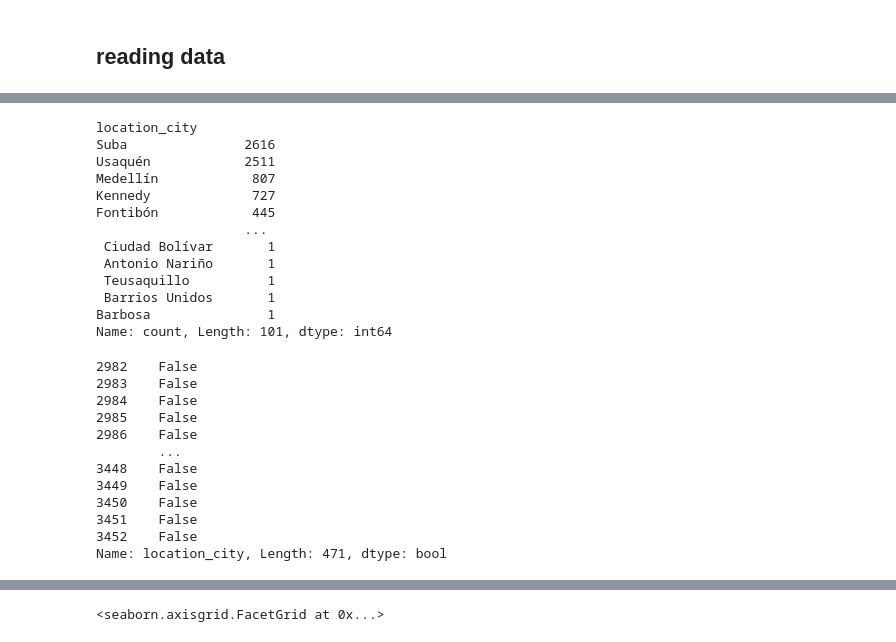
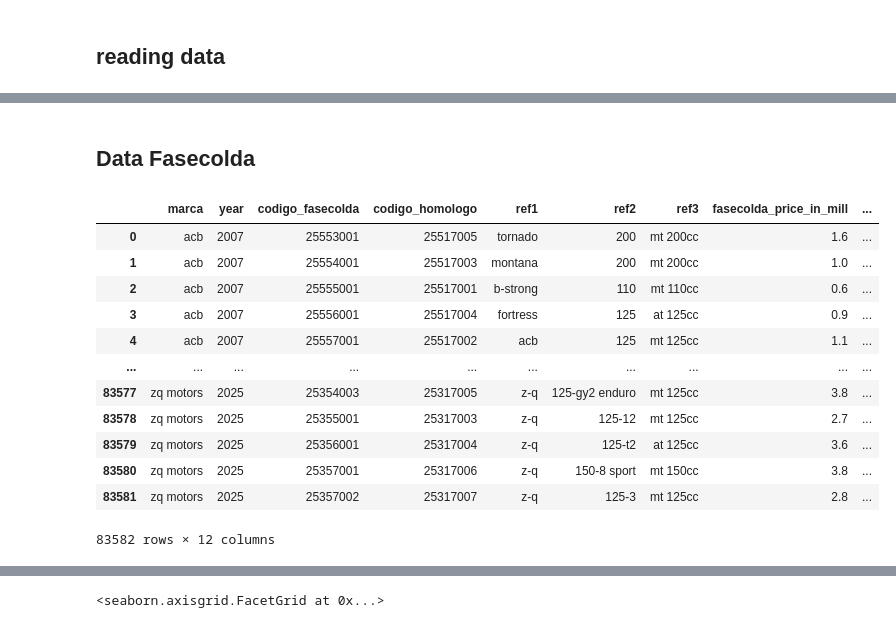
Before and after one commit to Wilmar3752/car_predict, a Jupyter notebook: notebooks/0-eda_cars.ipynb, the cells around one changed output, grey strips where cells are left out. Cells and saved outputs as stored; diff of their text form; code cells hidden in the pictures.

```diff
--- a/notebooks/0-eda_cars.ipynb
+++ b/notebooks/0-eda_cars.ipynb
@@ -42,31 +41,0 @@ car_data.head()
-# %%
-car_data['location_city'].value_counts()
-# %% [output]
-location_city
-Suba               2616
-Usaquén            2511
-Medellín            807
-Kennedy             727
-Fontibón            445
-                   ...
- Ciudad Bolívar       1
- Antonio Nariño       1
- Teusaquillo          1
- Barrios Unidos       1
-Barbosa               1
-Name: count, Length: 101, dtype: int64
-# %%
-car_data[car_data['_created']=='2024-11-07']['location_city'].isna()
-# %% [output]
-2982    False
-2983    False
-2984    False
-2985    False
-2986    False
-        ...
-3448    False
-3449    False
-3450    False
-3451    False
-3452    False
-Name: location_city, Length: 471, dtype: bool
@@ -72,0 +47,20 @@ Name: location_city, Length: 471, dtype: bool
+# %% [markdown]
+## Data Fasecolda
+# %%
+fasecolda = pd.read_parquet('../data/raw/fasecolda.parquet').reset_index()
+# %%
+fasecolda
+# %% [output]
+|  | marca | year | codigo_fasecolda | codigo_homologo | ref1 | ref2 | ref3 | fasecolda_price_in_mill | ... |
+| 0 | acb | 2007 | 25553001 | 25517005 | tornado | 200 | mt 200cc | 1.6 | ... |
+| 1 | acb | 2007 | 25554001 | 25517003 | montana | 200 | mt 200cc | 1.0 | ... |
+| 2 | acb | 2007 | 25555001 | 25517001 | b-strong | 110 | mt 110cc | 0.6 | ... |
+| 3 | acb | 2007 | 25556001 | 25517004 | fortress | 125 | at 125cc | 0.9 | ... |
+| 4 | acb | 2007 | 25557001 | 25517002 | acb | 125 | mt 125cc | 1.1 | ... |
+| ... | ... | ... | ... | ... | ... | ... | ... | ... | ... |
+| 83577 | zq motors | 2025 | 25354003 | 25317005 | z-q | 125-gy2 enduro | mt 125cc | 3.8 | ... |
+| 83578 | zq motors | 2025 | 25355001 | 25317003 | z-q | 125-12 | mt 125cc | 2.7 | ... |
+| 83579 | zq motors | 2025 | 25356001 | 25317004 | z-q | 125-t2 | at 125cc | 3.6 | ... |
+| 83580 | zq motors | 2025 | 25357001 | 25317006 | z-q | 150-8 sport | mt 150cc | 3.8 | ... |
+| 83581 | zq motors | 2025 | 25357002 | 25317007 | z-q | 125-3 | mt 125cc | 2.8 | ... |
+83582 rows × 12 columns
```
Also changed, not shown: parts of 8 cells of this notebook, 8 other files.
